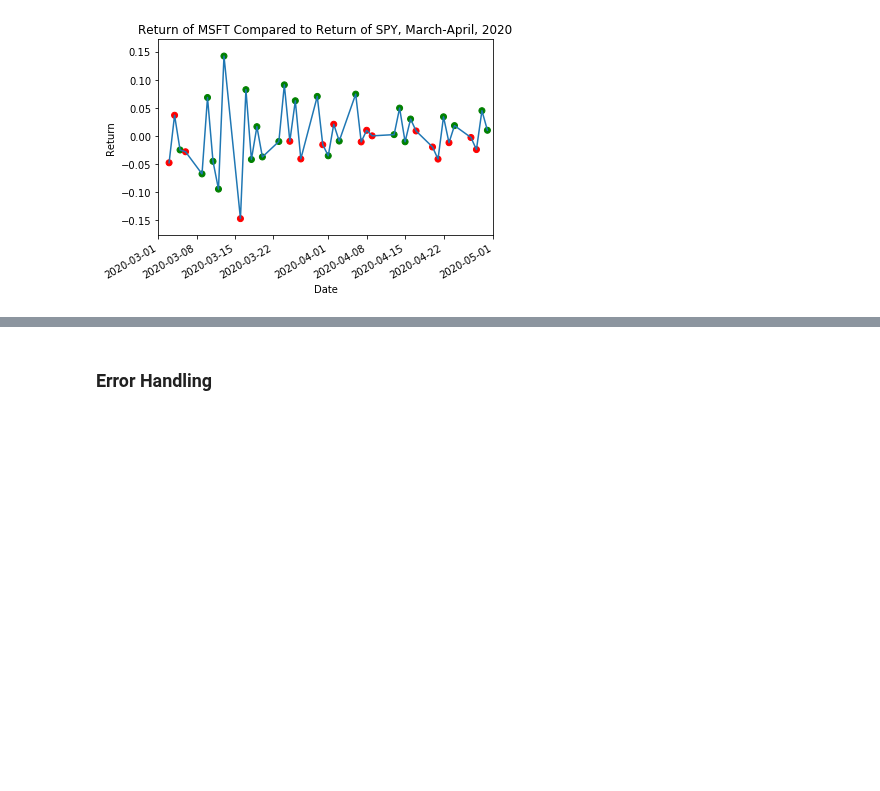
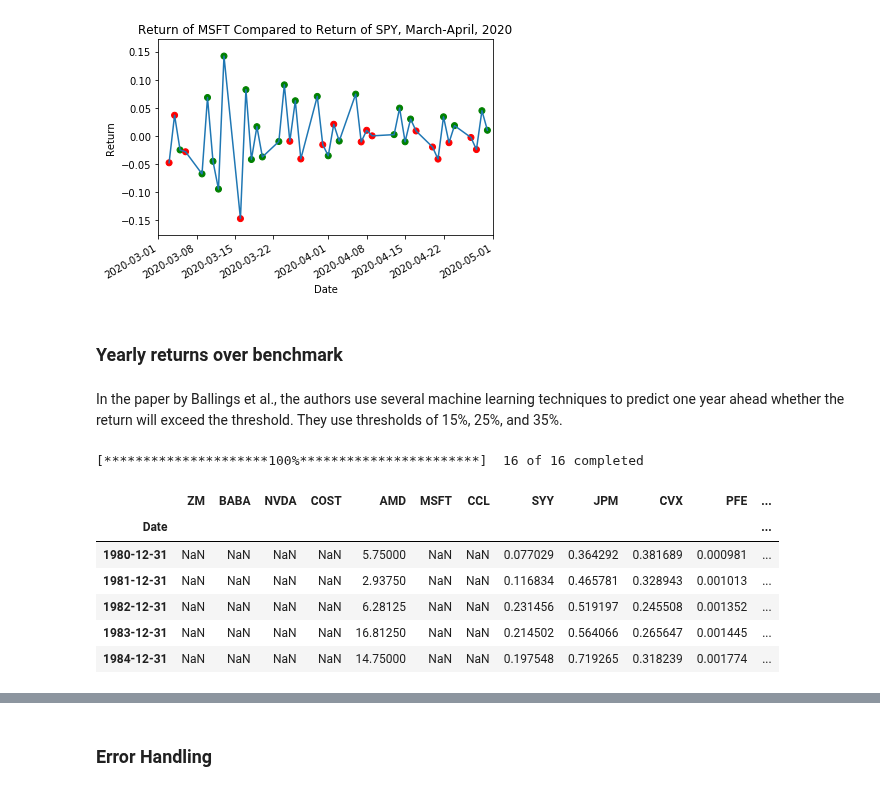
Before and after one commit to tzw101/research, a Jupyter notebook: Labelling/Labeling vs Benchmark/Labeling vs Benchmark.ipynb, the cells around one changed output, grey strips where cells are left out. Drawn from its saved outputs; the diff is of its cells as text; code cells hidden in the pictures; blank space fills up the shorter version.

Commit message:
added implementation from paper

```diff
--- a/Labelling/Labeling vs Benchmark/Labeling vs Benchmark.ipynb
+++ b/Labelling/Labeling vs Benchmark/Labeling vs Benchmark.ipynb
@@ -99,3 +109,23 @@ ax.set_title('Return of MSFT Compared to Return of SPY, March-April, 2020')
 # %% [output]
 Text(0.5, 1.0, 'Return of MSFT Compared to Return of SPY, March-April, 2020')
 [figure]
+# %% [markdown]
+### Yearly returns over benchmark
+# %% [markdown]
+In the paper by Ballings et al., the authors use several machine learning techniques to predict one year ahead whether the return will exceed the threshold. They use thresholds of 15%, 25%, and 35%.
+# %%
+tickers = "AAPL MSFT COST PFE SYY F GE BABA AMD CCL ZM FB WFC JPM NVDA CVX"
+
+data = yf.download(tickers, start="1980-01-01", end="2020-05-01", group_by="ticker")
+data = data.loc[:, (slice(None), 'Adj Close')]
+data.columns = data.columns.droplevel(1)
+data.resample('Y').last().head()
+# %% [output]
+[*********************100%***********************]  16 of 16 completed
+|  | ZM | BABA | NVDA | COST | AMD | MSFT | CCL | SYY | JPM | CVX | PFE | ... |
+| Date |  |  |  |  |  |  |  |  |  |  |  | ... |
+| 1980-12-31 | NaN | NaN | NaN | NaN | 5.75000 | NaN | NaN | 0.077029 | 0.364292 | 0.381689 | 0.000981 | ... |
+| 1981-12-31 | NaN | NaN | NaN | NaN | 2.93750 | NaN | NaN | 0.116834 | 0.465781 | 0.328943 | 0.001013 | ... |
+| 1982-12-31 | NaN | NaN | NaN | NaN | 6.28125 | NaN | NaN | 0.231456 | 0.519197 | 0.245508 | 0.001352 | ... |
+| 1983-12-31 | NaN | NaN | NaN | NaN | 16.81250 | NaN | NaN | 0.214502 | 0.564066 | 0.265647 | 0.001445 | ... |
+| 1984-12-31 | NaN | NaN | NaN | NaN | 14.75000 | NaN | NaN | 0.197548 | 0.719265 | 0.318239 | 0.001774 | ... |
```
Also changed, not shown: parts of 13 cells of this notebook.
